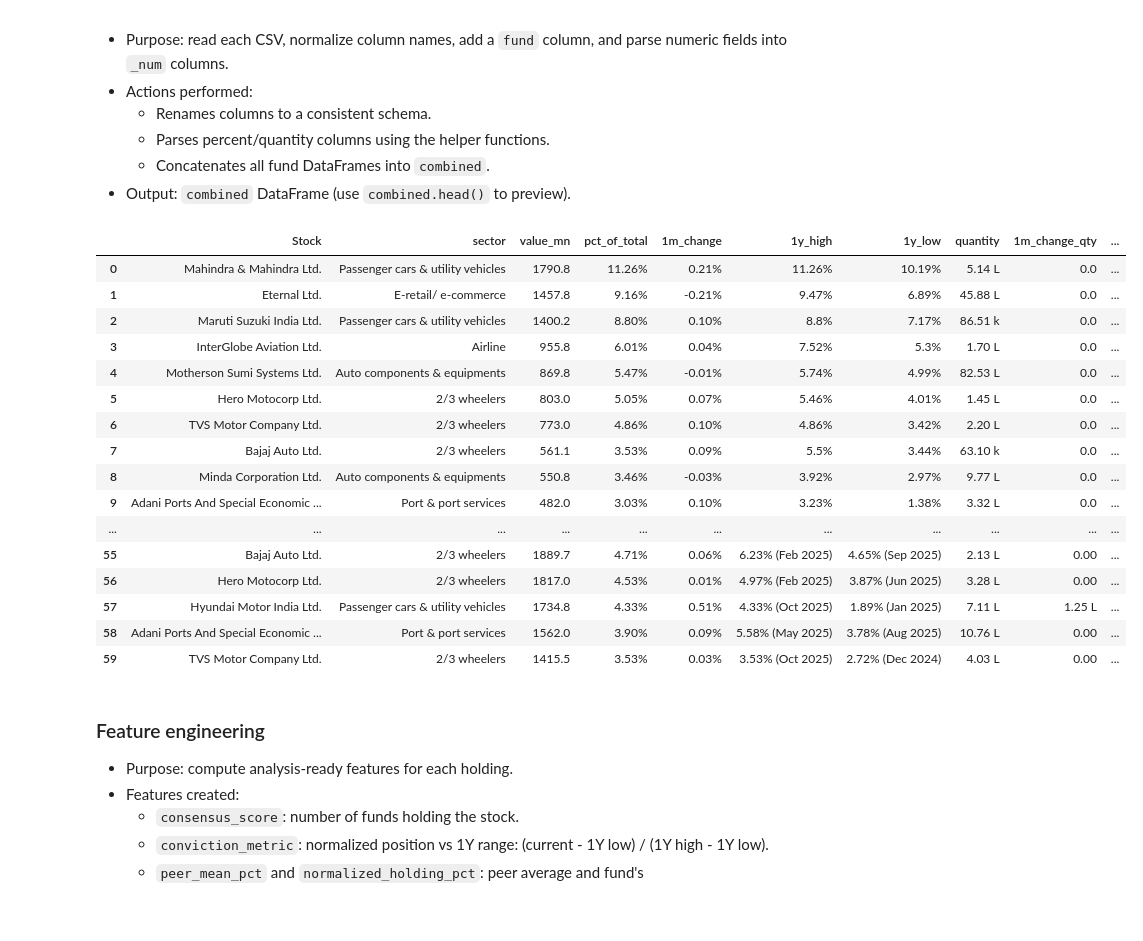
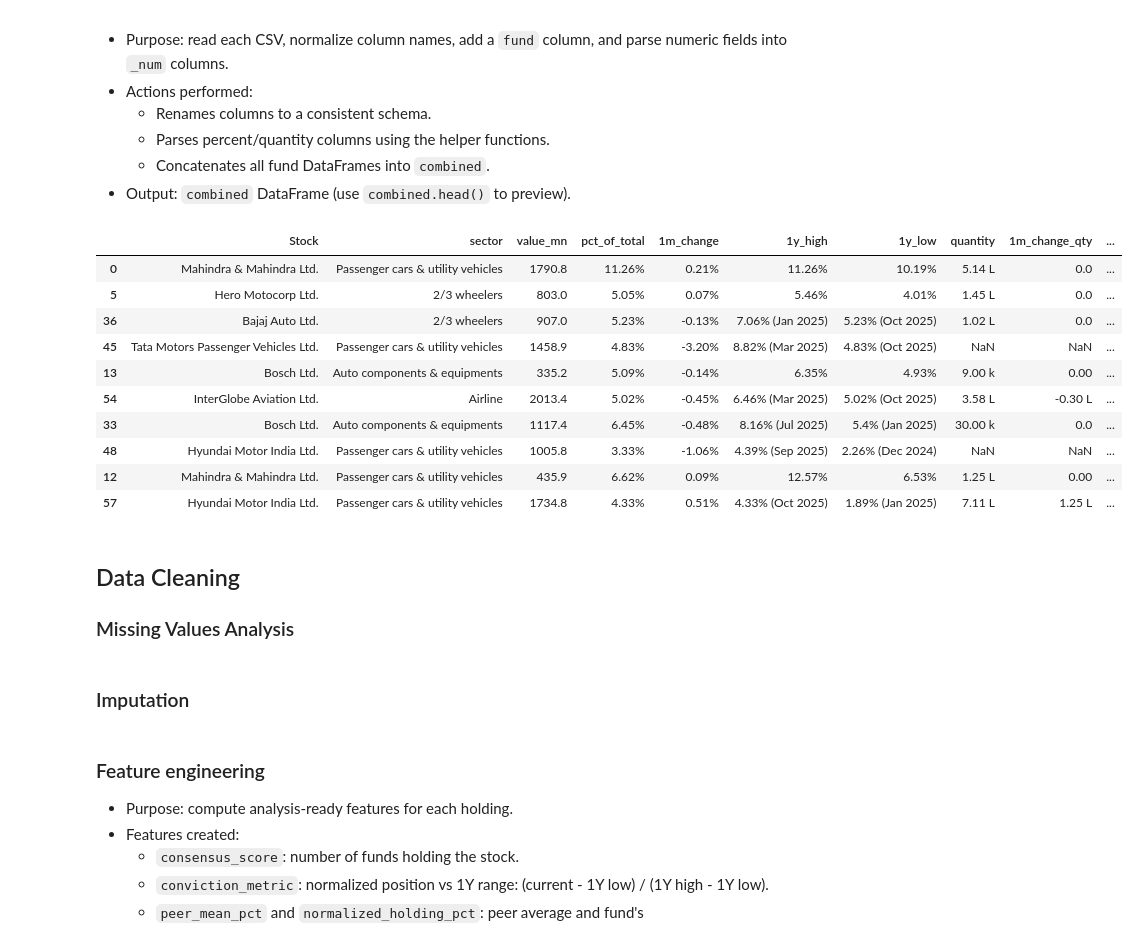
Before and after one commit to Aalok0104/Exploartory-Data-Analysis-, a Jupyter notebook: Group27_Code.ipynb, the cells around one changed output. Saved outputs shown, nothing was run; the diff lists cells and outputs as text; code cells hidden in the pictures; blank space fills up the shorter version.

Commit message:
Minor changes in holdings analysis

```diff
--- a/Group27_Code.ipynb
+++ b/Group27_Code.ipynb
@@ -143,46 +143,44 @@ for fp in files:
         'Stock Invested in': 'Stock',
         'Stock Invested In': 'Stock',
         '% of Total Holdings': 'pct_of_total',
         'Value (Mn)': 'value_mn',
         'Value(Mn)': 'value_mn',
         '1M Change': '1m_change',
         '1Y Highest Holding': '1y_high',
         '1Y Lowest Holding': '1y_low',
         'Quantity': 'quantity',
         '1M Change in Qty': '1m_change_qty',
         'Sector': 'sector'
     }
     df = df.rename(columns=col_map)
     df['fund'] = fund_name
     # parse numeric columns (use .get to avoid KeyError if a column wasn't present after renaming)
     df['pct_of_total_num'] = df.get('pct_of_total').apply(parse_pct) if 'pct_of_total' in df.columns else np.nan
     df['1m_change_num'] = df.get('1m_change').apply(parse_pct) if '1m_change' in df.columns else np.nan
     df['1y_high_num'] = df.get('1y_high').apply(parse_pct) if '1y_high' in df.columns else np.nan
     df['1y_low_num'] = df.get('1y_low').apply(parse_pct) if '1y_low' in df.columns else np.nan
     df['value_mn_num'] = pd.to_numeric(df.get('value_mn', np.nan), errors='coerce')
     df['quantity_num'] = df.get('quantity').apply(parse_qty) if 'quantity' in df.columns else np.nan
     df['1m_change_qty_num'] = pd.to_numeric(df.get('1m_change_qty', 0), errors='coerce')
     dfs.append(df)
 
 combined = pd.concat(dfs, ignore_index=True, sort=False)
 combined.shape
 
-combined
+combined.sample(10)
 # %% [output]
 |  | Stock | sector | value_mn | pct_of_total | 1m_change | 1y_high | 1y_low | quantity | 1m_change_qty | ... |
 | 0 | Mahindra & Mahindra Ltd. | Passenger cars & utility vehicles | 1790.8 | 11.26% | 0.21% | 11.26% | 10.19% | 5.14 L | 0.0 | ... |
-| 1 | Eternal Ltd. | E-retail/ e-commerce | 1457.8 | 9.16% | -0.21% | 9.47% | 6.89% | 45.88 L | 0.0 | ... |
-| 2 | Maruti Suzuki India Ltd. | Passenger cars & utility vehicles | 1400.2 | 8.80% | 0.10% | 8.8% | 7.17% | 86.51 k | 0.0 | ... |
-| 3 | InterGlobe Aviation Ltd. | Airline | 955.8 | 6.01% | 0.04% | 7.52% | 5.3% | 1.70 L | 0.0 | ... |
-| 4 | Motherson Sumi Systems Ltd. | Auto components & equipments | 869.8 | 5.47% | -0.01% | 5.74% | 4.99% | 82.53 L | 0.0 | ... |
 | 5 | Hero Motocorp Ltd. | 2/3 wheelers | 803.0 | 5.05% | 0.07% | 5.46% | 4.01% | 1.45 L | 0.0 | ... |
-| 6 | TVS Motor Company Ltd. | 2/3 wheelers | 773.0 | 4.86% | 0.10% | 4.86% | 3.42% | 2.20 L | 0.0 | ... |
-| 7 | Bajaj Auto Ltd. | 2/3 wheelers | 561.1 | 3.53% | 0.09% | 5.5% | 3.44% | 63.10 k | 0.0 | ... |
-| 8 | Minda Corporation Ltd. | Auto components & equipments | 550.8 | 3.46% | -0.03% | 3.92% | 2.97% | 9.77 L | 0.0 | ... |
-| 9 | Adani Ports And Special Economic ... | Port & port services | 482.0 | 3.03% | 0.10% | 3.23% | 1.38% | 3.32 L | 0.0 | ... |
-| ... | ... | ... | ... | ... | ... | ... | ... | ... | ... | ... |
-| 55 | Bajaj Auto Ltd. | 2/3 wheelers | 1889.7 | 4.71% | 0.06% | 6.23% (Feb 2025) | 4.65% (Sep 2025) | 2.13 L | 0.00 | ... |
-| 56 | Hero Motocorp Ltd. | 2/3 wheelers | 1817.0 | 4.53% | 0.01% | 4.97% (Feb 2025) | 3.87% (Jun 2025) | 3.28 L | 0.00 | ... |
+| 36 | Bajaj Auto Ltd. | 2/3 wheelers | 907.0 | 5.23% | -0.13% | 7.06% (Jan 2025) | 5.23% (Oct 2025) | 1.02 L | 0.0 | ... |
+| 45 | Tata Motors Passenger Vehicles Ltd. | Passenger cars & utility vehicles | 1458.9 | 4.83% | -3.20% | 8.82% (Mar 2025) | 4.83% (Oct 2025) | NaN | NaN | ... |
+| 13 | Bosch Ltd. | Auto components & equipments | 335.2 | 5.09% | -0.14% | 6.35% | 4.93% | 9.00 k | 0.00 | ... |
+| 54 | InterGlobe Aviation Ltd. | Airline | 2013.4 | 5.02% | -0.45% | 6.46% (Mar 2025) | 5.02% (Oct 2025) | 3.58 L | -0.30 L | ... |
+| 33 | Bosch Ltd. | Auto components & equipments | 1117.4 | 6.45% | -0.48% | 8.16% (Jul 2025) | 5.4% (Jan 2025) | 30.00 k | 0.0 | ... |
+| 48 | Hyundai Motor India Ltd. | Passenger cars & utility vehicles | 1005.8 | 3.33% | -1.06% | 4.39% (Sep 2025) | 2.26% (Dec 2024) | NaN | NaN | ... |
+| 12 | Mahindra & Mahindra Ltd. | Passenger cars & utility vehicles | 435.9 | 6.62% | 0.09% | 12.57% | 6.53% | 1.25 L | 0.00 | ... |
 | 57 | Hyundai Motor India Ltd. | Passenger cars & utility vehicles | 1734.8 | 4.33% | 0.51% | 4.33% (Oct 2025) | 1.89% (Jan 2025) | 7.11 L | 1.25 L | ... |
-| 58 | Adani Ports And Special Economic ... | Port & port services | 1562.0 | 3.90% | 0.09% | 5.58% (May 2025) | 3.78% (Aug 2025) | 10.76 L | 0.00 | ... |
-| 59 | TVS Motor Company Ltd. | 2/3 wheelers | 1415.5 | 3.53% | 0.03% | 3.53% (Oct 2025) | 2.72% (Dec 2024) | 4.03 L | 0.00 | ... |
+# %% [markdown]
+## Data Cleaning
+
+### Missing Values Analysis
@@ -188,0 +192,2 @@ combined
+# %% [markdown]
+### Imputation
```
Also changed, not shown: parts of 7 cells of this notebook, 1 other file.
